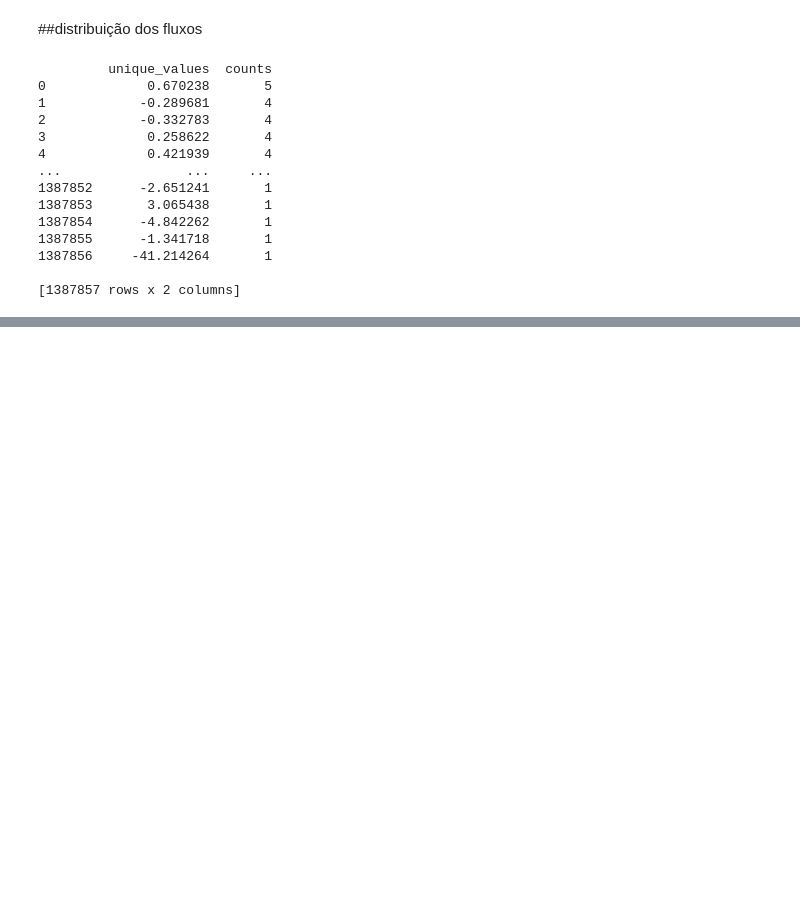
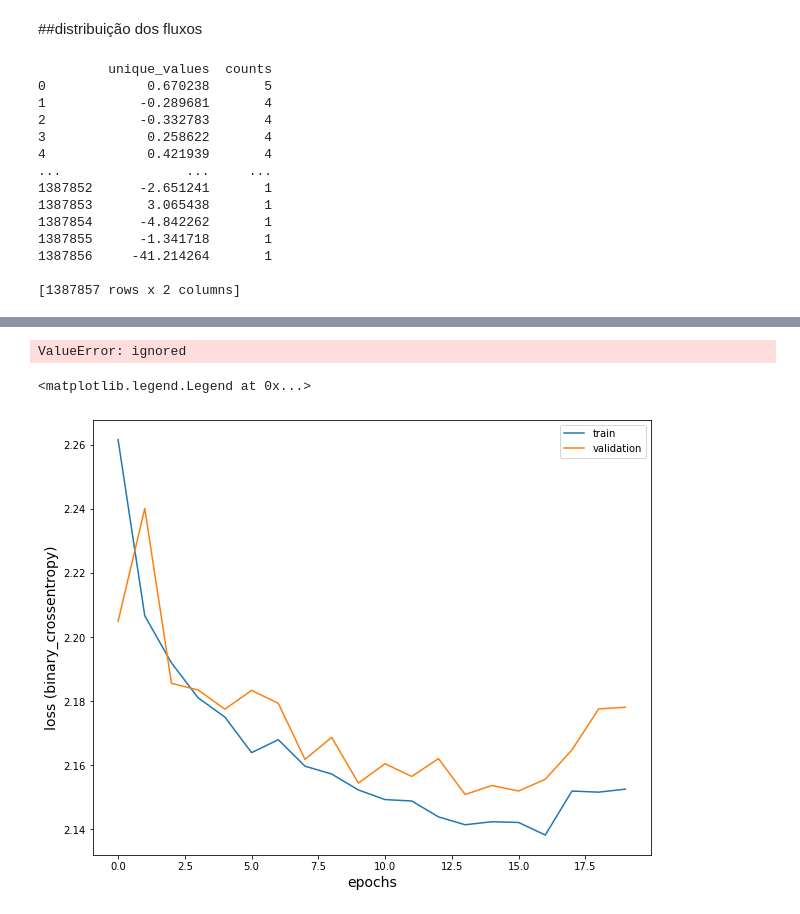
Before and after one commit to MarcoBarroca/VI_EAFEXP_Proj3, a Jupyter notebook: projetos/Rafael.ipynb, the cells around one changed output, grey strips where cells are left out. Cells and saved outputs as stored; diff of their text form; code cells hidden in the pictures; blank space fills up the shorter version.

```diff
--- a/projetos/Rafael.ipynb
+++ b/projetos/Rafael.ipynb
@@ -236,0 +406,64 @@ model.fit(x_train, y_train, epochs=3, validation_data=(x_test, y_test))
+# %%
+import tensorflow.keras as tfk
+
+model = Sequential()
+model.add(LSTM(128, activation='tanh', input_shape=(352, 4), return_sequences=True))
+model.add(Dropout(0.2))
+model.add(LSTM(128, activation='tanh'))
+model.add(Dropout(0.2))
+model.add(Dense(32, activation='tanh'))
+model.add(Dropout(0.2))
+
+model.add(Dense(14, activation='Softmax'))
+model.compile(optimizer='Nadam', loss='categorical_crossentropy', metrics = ['accuracy'])
+# fit model
+EPOCHS = 20
+BATCH_SIZE = 64
+
+
+
+
+
+callbacks = [
+    EarlyStopping(patience=10, verbose=1),
+    ModelCheckpoint('model_teste01.h5', verbose=1, save_best_only=True, save_weights_only=True),
+    ReduceLROnPlateau(monitor='val_loss', factor=0.40,
+                              patience=10, min_lr=0.0001)
+]
+
+
+
+
+
+
+
+
+
+history = model.fit(x=train_x,
+                    y=value_y,
+                        validation_data=(value_x, value_y),
+                        epochs=EPOCHS,
+                        callbacks=callbacks,
+                        batch_size=BATCH_SIZE)
+
+
+
+
+
+
+#opt = tf.keras.optimizers.Adam(lr=1e-3, decay=1e-5)
+# %% [output]
+ValueError: ignored
+# %%
+import matplotlib.pyplot as plt
+
+plt.figure(figsize=(10,8))
+plt.plot(history.history['loss'], label='train')
+plt.plot(history.history['val_loss'], label='validation')
+
+plt.xlabel('epochs', fontsize=14)
+plt.ylabel('loss (binary_crossentropy)', fontsize=14)
+plt.legend()
+# %% [output]
+<matplotlib.legend.Legend at 0x...>
+[figure, added]
```
Also changed, not shown: parts of 20 cells of this notebook.
